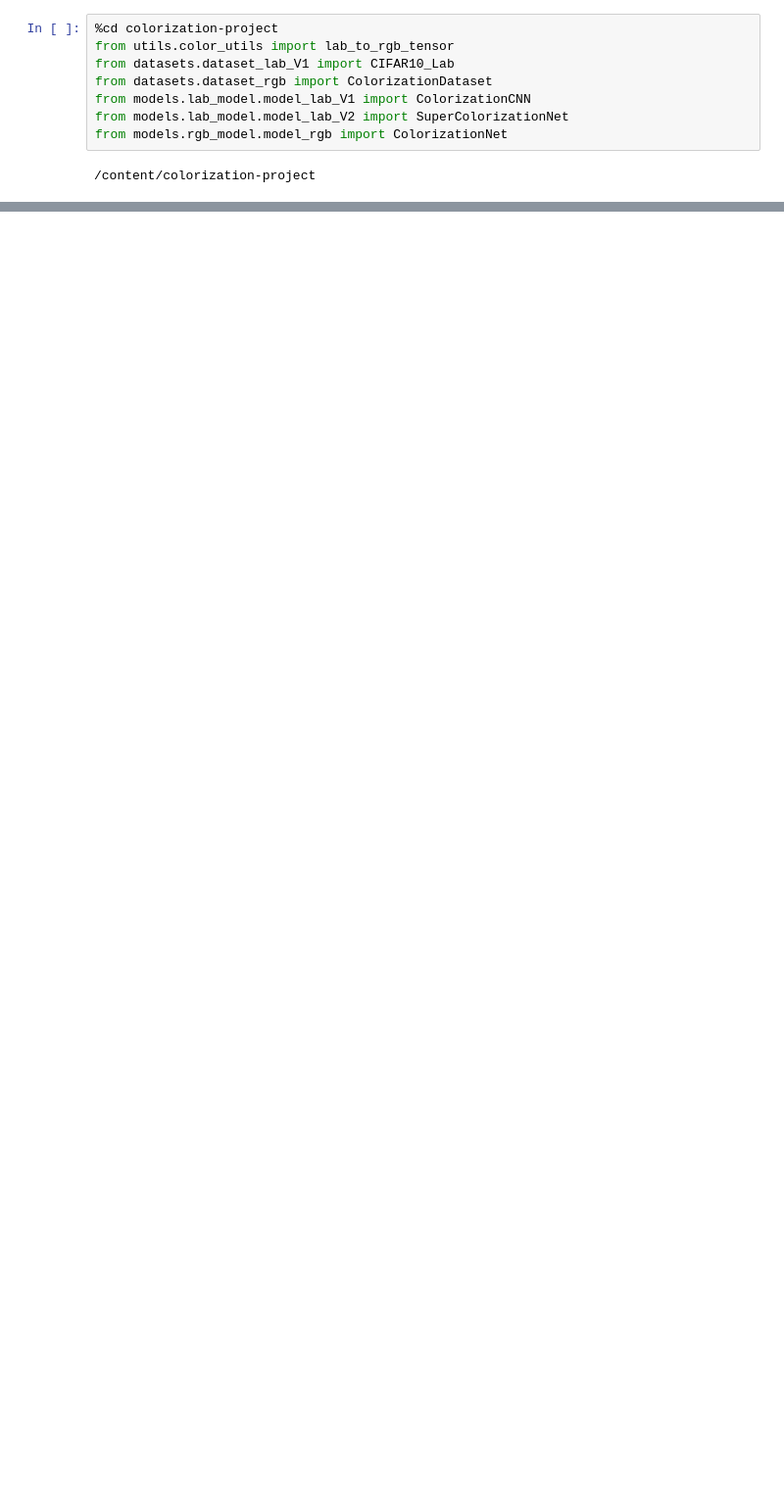
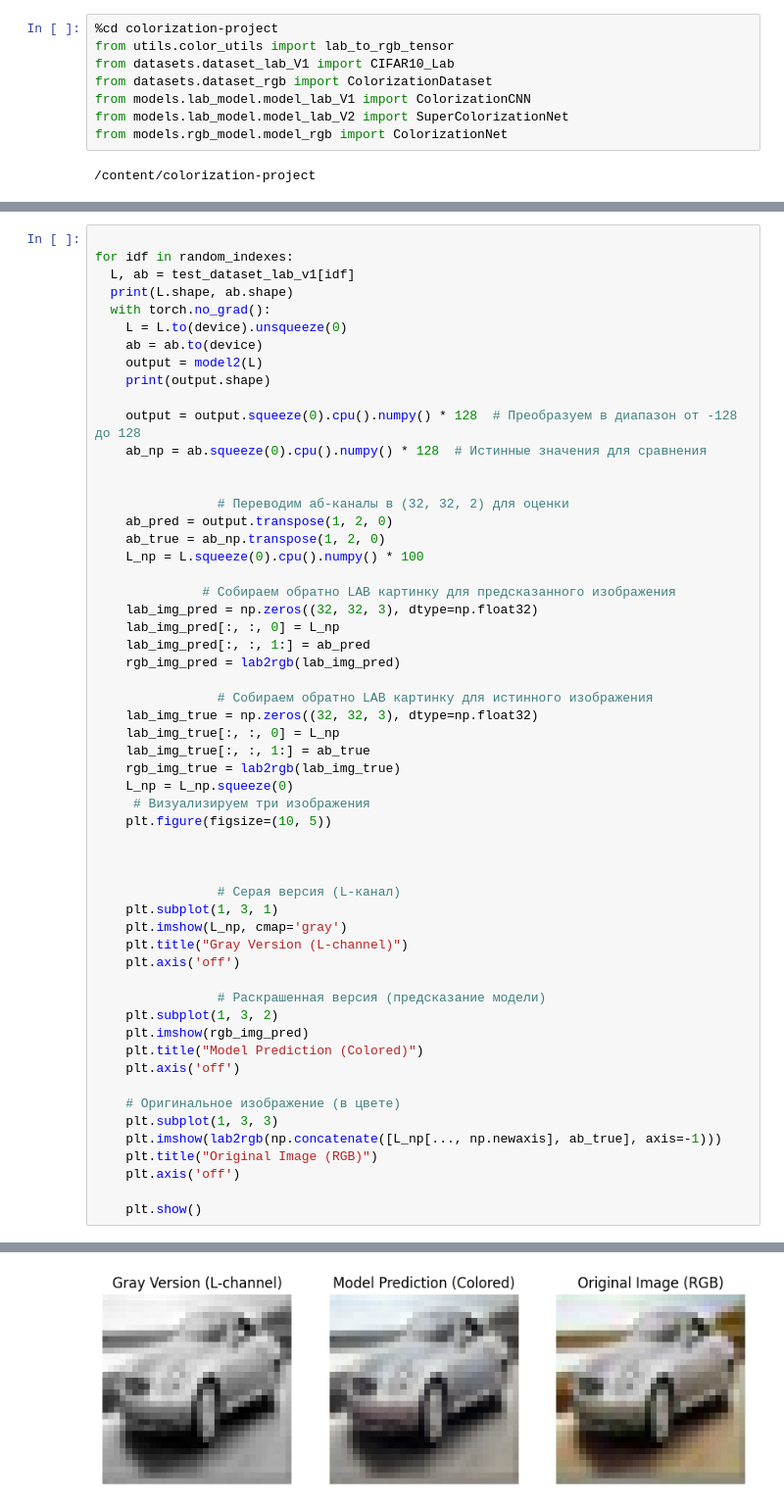
Before and after one commit to denis201520182022/colorization-project, a Jupyter notebook: notebooks/Test_FULL.ipynb, the cells around one changed output, grey strips where cells are left out. Shown at 98% size. Drawn from its saved outputs; the diff is of its cells as text; blank space fills up the shorter version.

```diff
--- a/notebooks/Test_FULL.ipynb
+++ b/notebooks/Test_FULL.ipynb
@@ -61,0 +372,57 @@ RuntimeError: Attempting to deserialize object on a CUDA device but torch.cuda.i
+# %%
+
+for idf in random_indexes:
+  L, ab = test_dataset_lab_v1[idf]
+  print(L.shape, ab.shape)
+  with torch.no_grad():
+    L = L.to(device).unsqueeze(0)
+    ab = ab.to(device)
+    output = model2(L)
+    print(output.shape)
+
+    output = output.squeeze(0).cpu().numpy() * 128  # Преобразуем в диапазон от -128 до 128
+    ab_np = ab.squeeze(0).cpu().numpy() * 128  # Истинные значения для сравнения
+
+
+                # Переводим аб-каналы в (32, 32, 2) для оценки
+    ab_pred = output.transpose(1, 2, 0)
+    ab_true = ab_np.transpose(1, 2, 0)
+    L_np = L.squeeze(0).cpu().numpy() * 100
+
+              # Собираем обратно LAB картинку для предсказанного изображения
+    lab_img_pred = np.zeros((32, 32, 3), dtype=np.float32)
+    lab_img_pred[:, :, 0] = L_np
+    lab_img_pred[:, :, 1:] = ab_pred
+    rgb_img_pred = lab2rgb(lab_img_pred)
+
+                # Собираем обратно LAB картинку для истинного изображения
+    lab_img_true = np.zeros((32, 32, 3), dtype=np.float32)
+    lab_img_true[:, :, 0] = L_np
+    lab_img_true[:, :, 1:] = ab_true
+    rgb_img_true = lab2rgb(lab_img_true)
+    L_np = L_np.squeeze(0)
+     # Визуализируем три изображения
+    plt.figure(figsize=(10, 5))
+
+
+
+                # Серая версия (L-канал)
+    plt.subplot(1, 3, 1)
+    plt.imshow(L_np, cmap='gray')
+    plt.title("Gray Version (L-channel)")
+    plt.axis('off')
+
+                # Раскрашенная версия (предсказание модели)
+    plt.subplot(1, 3, 2)
+    plt.imshow(rgb_img_pred)
+    plt.title("Model Prediction (Colored)")
+    plt.axis('off')
+
+    # Оригинальное изображение (в цвете)
+    plt.subplot(1, 3, 3)
+    plt.imshow(lab2rgb(np.concatenate([L_np[..., np.newaxis], ab_true], axis=-1)))
+    plt.title("Original Image (RGB)")
+    plt.axis('off')
+
+    plt.show()
+# %% [output]
@@ -61,0 +431 @@ RuntimeError: Attempting to deserialize object on a CUDA device but torch.cuda.i
+[figure, added]
```
Also changed, not shown: parts of 19 cells of this notebook.
